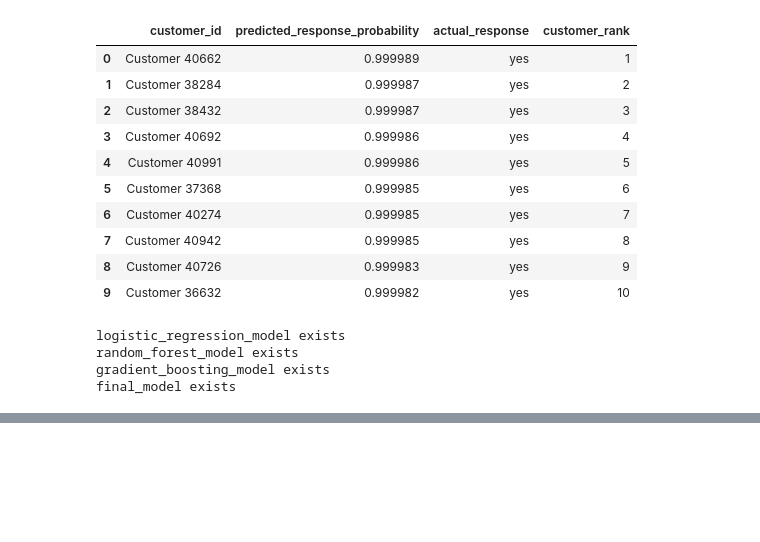
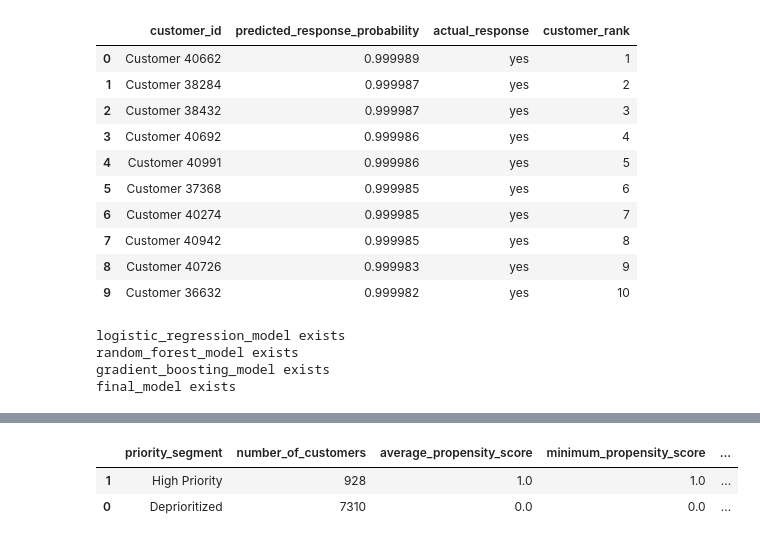
Before and after one commit to Nejatbakhsh-y/commercial-campaign-response-prioritization, a Jupyter notebook: notebooks/02_baseline_modeling.ipynb, the cells around one changed output, grey strips where cells are left out. Drawn from its saved outputs; the diff is of its cells as text; code cells hidden in the pictures; blank space fills up the shorter version.

Commit message:
Create commercial priority segments from propensity scores

```diff
--- a/notebooks/02_baseline_modeling.ipynb
+++ b/notebooks/02_baseline_modeling.ipynb
@@ -1042,0 +1171,42 @@ final_model exists
+# %%
+segment_summary = (
+    priority_segments
+    .groupby("priority_segment", observed=False)
+    .agg(
+        number_of_customers=("propensity_score", "count"),
+        average_propensity_score=("propensity_score", "mean"),
+        minimum_propensity_score=("propensity_score", "min"),
+        maximum_propensity_score=("propensity_score", "max")
+    )
+    .reset_index()
+)
+
+segment_summary["customer_percentage"] = (
+    segment_summary["number_of_customers"] / len(priority_segments) * 100
+)
+
+segment_order = {
+    "High Priority": 1,
+    "Medium Priority": 2,
+    "Low Priority": 3,
+    "Deprioritized": 4
+}
+
+segment_summary["segment_order"] = segment_summary["priority_segment"].map(segment_order)
+
+segment_summary = (
+    segment_summary
+    .sort_values("segment_order")
+    .drop(columns="segment_order")
+)
+
+segment_summary["average_propensity_score"] = segment_summary["average_propensity_score"].round(3)
+segment_summary["minimum_propensity_score"] = segment_summary["minimum_propensity_score"].round(3)
+segment_summary["maximum_propensity_score"] = segment_summary["maximum_propensity_score"].round(3)
+segment_summary["customer_percentage"] = segment_summary["customer_percentage"].round(2)
+
+segment_summary
+# %% [output]
+|  | priority_segment | number_of_customers | average_propensity_score | minimum_propensity_score | ... |
+| 1 | High Priority | 928 | 1.0 | 1.0 | ... |
+| 0 | Deprioritized | 7310 | 0.0 | 0.0 | ... |
```
Also changed, not shown: parts of 3 cells of this notebook, 2 other files.
